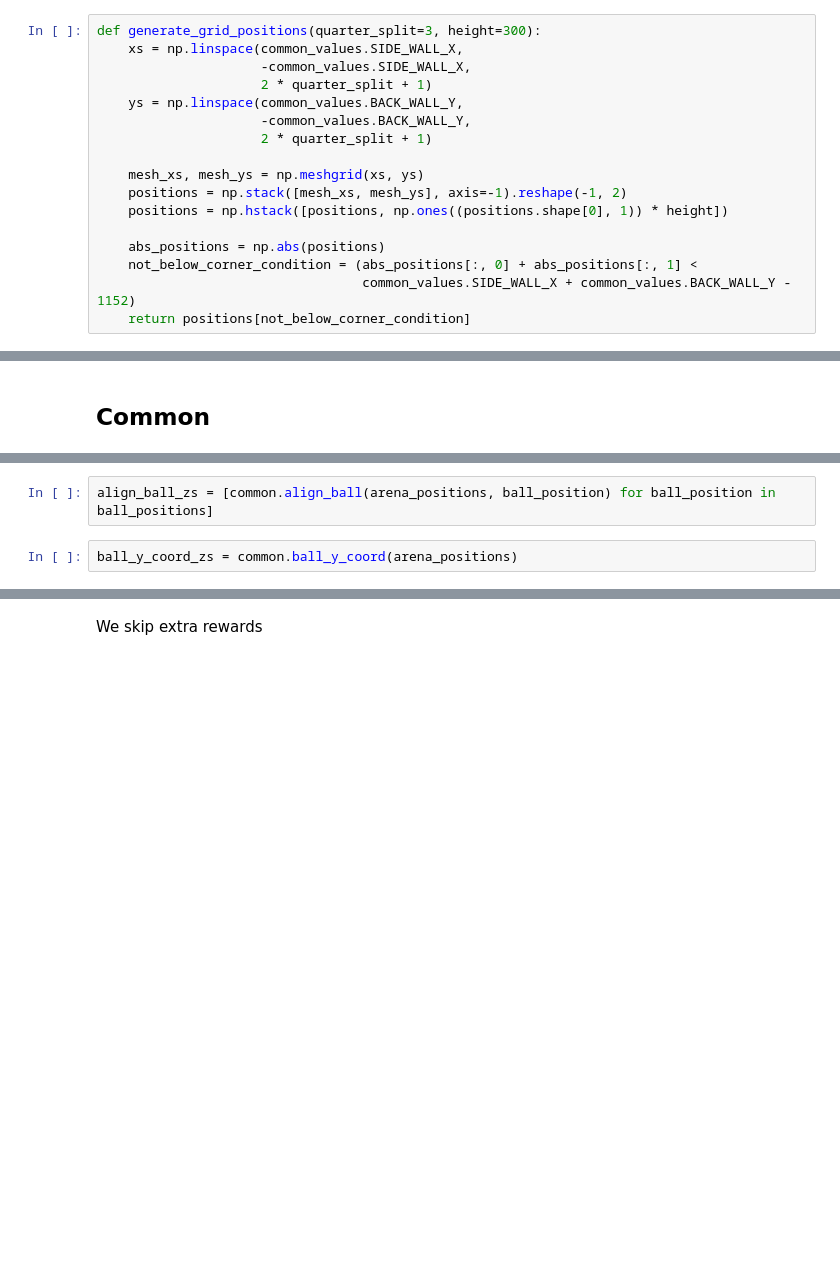
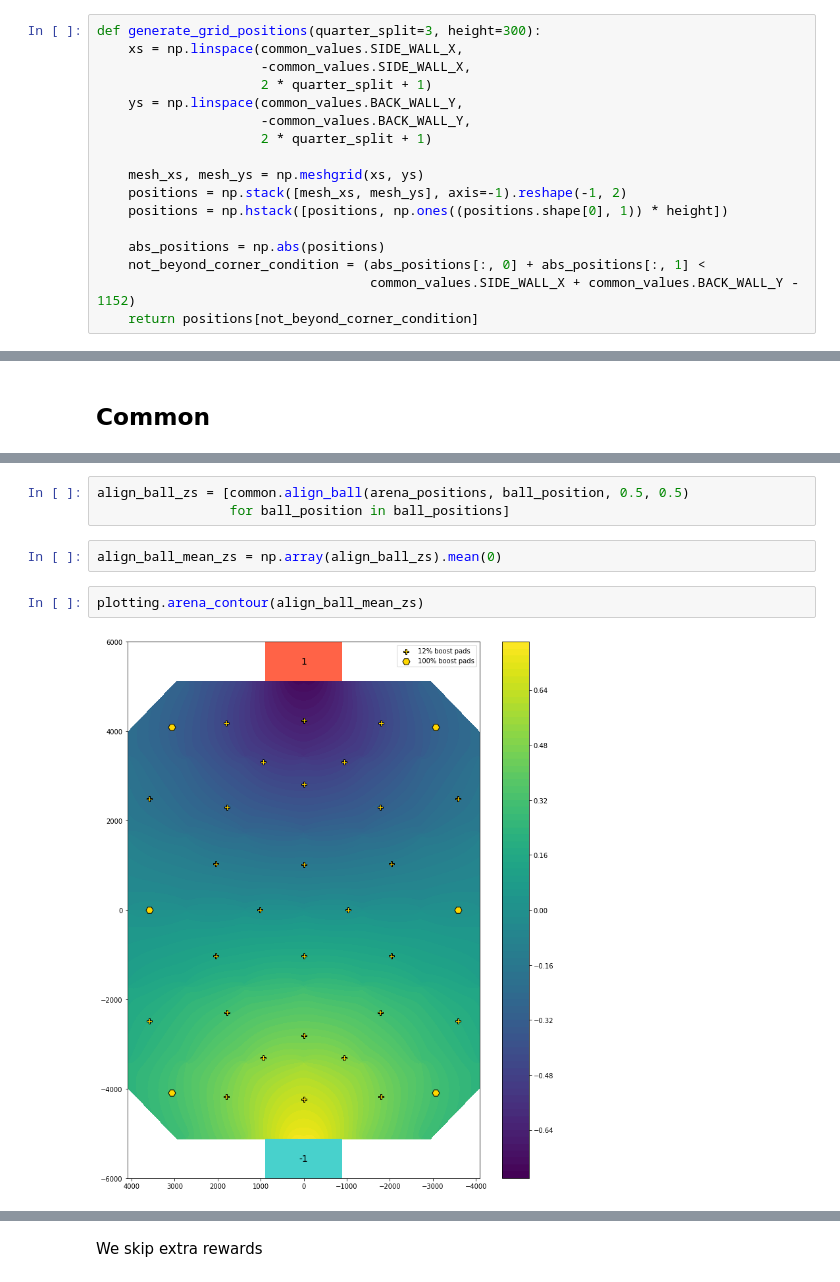
Before and after one commit to Enkhai/lucy-utils, a Jupyter notebook: examples/17_reward_statistics.ipynb, the cells around one changed output, grey strips where cells are left out. Drawn from its saved outputs; the diff is of its cells as text; blank space fills up the shorter version.

```diff
--- a/examples/17_reward_statistics.ipynb
+++ b/examples/17_reward_statistics.ipynb
@@ -43,9 +43,9 @@ def generate_grid_positions(quarter_split=3, height=300):
     positions = np.hstack([positions, np.ones((positions.shape[0], 1)) * height])
 
     abs_positions = np.abs(positions)
-    not_below_corner_condition = (abs_positions[:, 0] + abs_positions[:, 1] <
-                                  common_values.SIDE_WALL_X + common_values.BACK_WALL_Y - 1152)
-    return positions[not_below_corner_condition]
+    not_beyond_corner_condition = (abs_positions[:, 0] + abs_positions[:, 1] <
+                                   common_values.SIDE_WALL_X + common_values.BACK_WALL_Y - 1152)
+    return positions[not_beyond_corner_condition]
 # %%
 ball_positions = generate_grid_positions()
 # %% [markdown]
@@ -145,4 +157,9 @@ plt.show()
 # %%
-align_ball_zs = [common.align_ball(arena_positions, ball_position) for ball_position in ball_positions]
+align_ball_zs = [common.align_ball(arena_positions, ball_position, 0.5, 0.5)
+                 for ball_position in ball_positions]
-# %%
-ball_y_coord_zs = common.ball_y_coord(arena_positions)
+# %%
+align_ball_mean_zs = np.array(align_ball_zs).mean(0)
+# %%
+plotting.arena_contour(align_ball_mean_zs)
+# %% [output]
+[figure, added]
```
Also changed, not shown: parts of 82 cells of this notebook, 1 other file.
